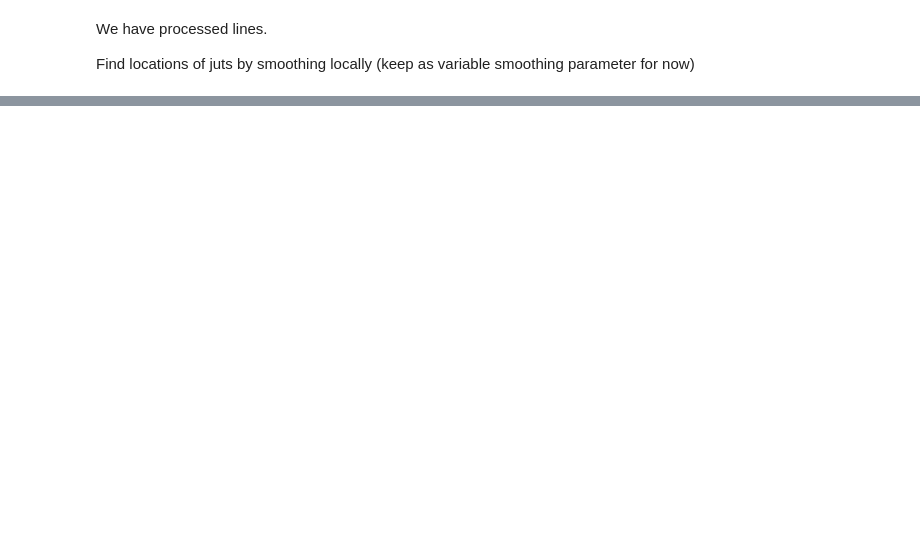
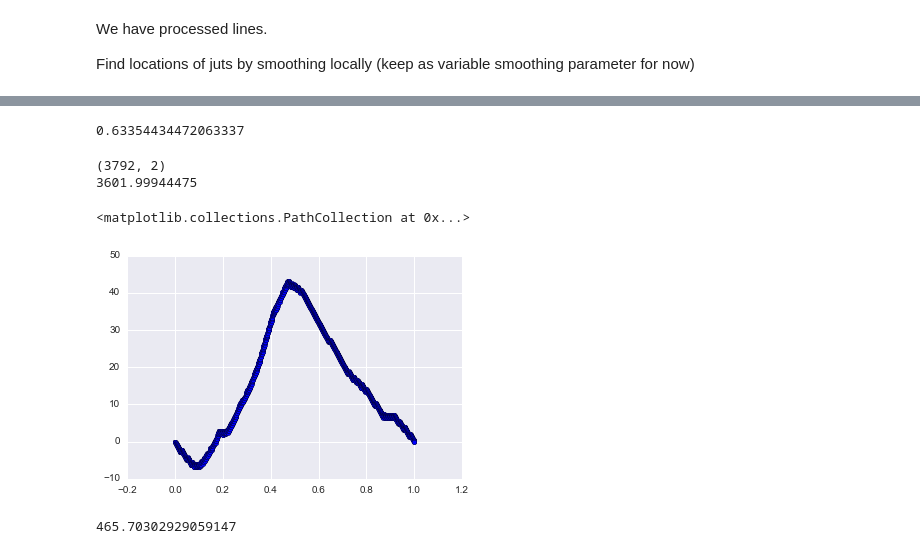
Before and after one commit to HackTheStacks/TeamDarWin-darwin-cluster, a Jupyter notebook: line_analysis.ipynb, the cells around one changed output, grey strips where cells are left out. Cells and saved outputs as stored; diff of their text form; code cells hidden in the pictures; blank space fills up the shorter version.

Commit message:
with tests on matched data

```diff
--- a/line_analysis.ipynb
+++ b/line_analysis.ipynb
@@ -105,0 +104,28 @@ SyntaxError: invalid syntax (<ipython-input-31-5526ab3c6f69>, line 1)
+# %%
+def msdev(linedata):
+    total = np.multiply(linedata[:,1], linedata[:,1])
+    return np.sum(total)/len(linedata)
+
+msdev(aligned_data)
+# %% [output]
+0.63354434472063337
+# %%
+inputcsv = np.genfromtxt('sample_csv/74584_MS-DAR-00125-000-00073_north.csv', delimiter=',')
+inputcsv = inputcsv[1:,(1,2)]
+print(inputcsv.shape)
+
+inputcsv.sort(0)
+
+aligned_data = axis_align(inputcsv)
+
+#plt.scatter(inputcsv[:,0],inputcsv[:,1])
+plt.scatter(aligned_data[:,0], aligned_data[:,1])
+# %% [output]
+(3792, 2)
+3601.99944475
+<matplotlib.collections.PathCollection at 0x...>
+[figure, added]
+# %%
+msdev(aligned_data)
+# %% [output]
+465.70302929059147
```
Also changed, not shown: parts of 7 cells of this notebook.
